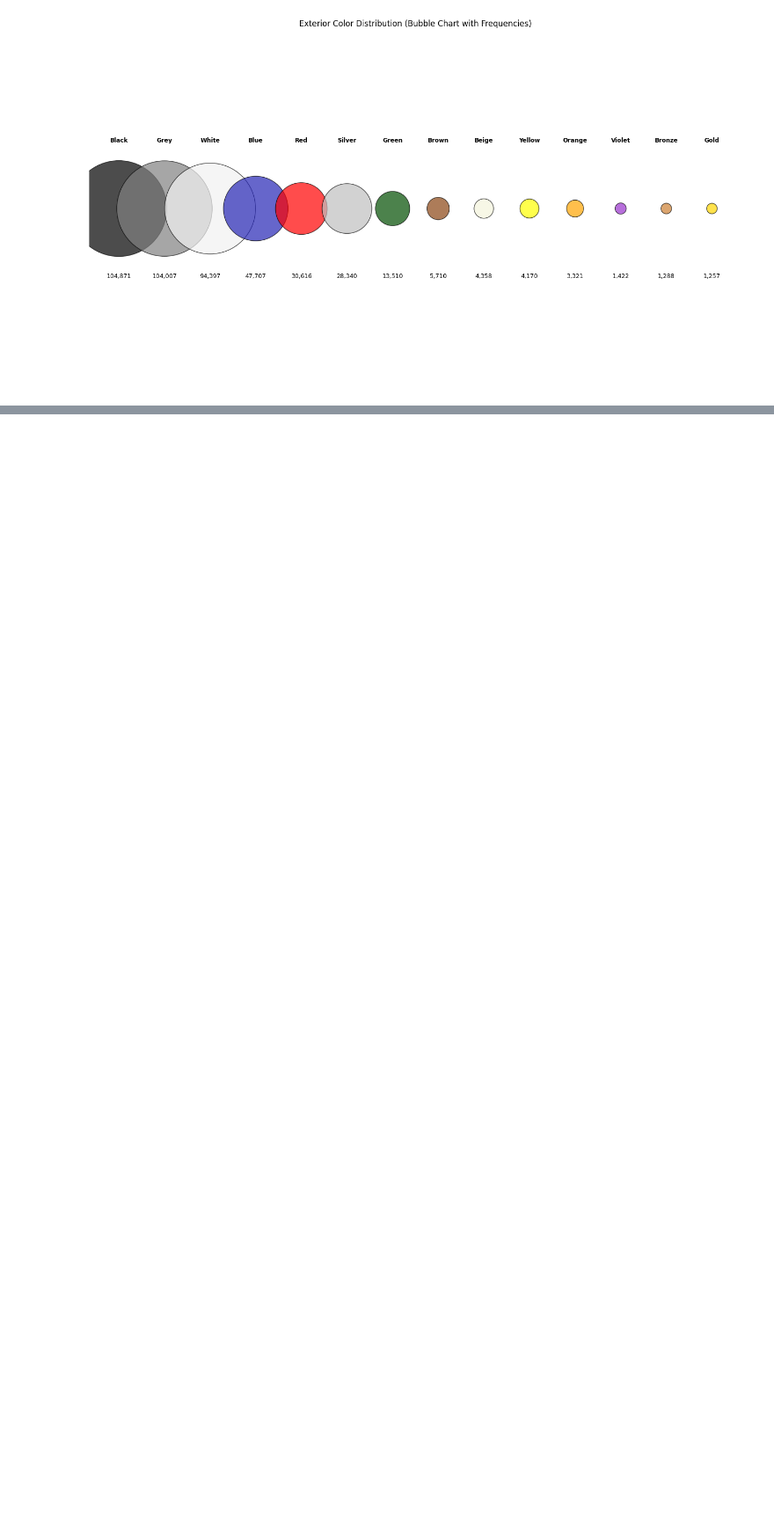
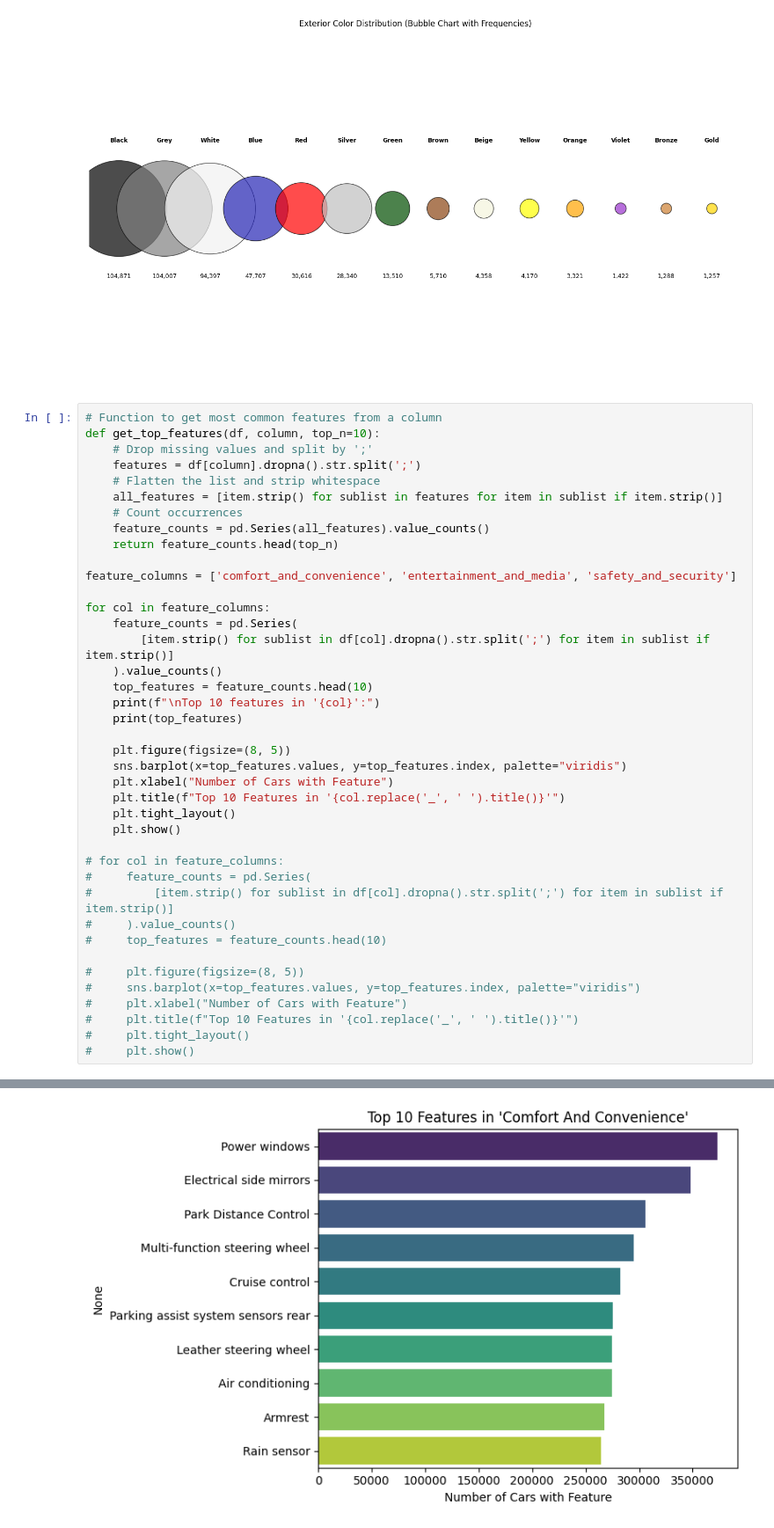
Before and after one commit to dfoddav2/SS25-capstone-project, a Jupyter notebook: exploratory.ipynb, the cells around one changed output, grey strips where cells are left out. Shown at 88% size. Drawn from its saved outputs; the diff is of its cells as text; blank space fills up the shorter version.

```diff
--- a/exploratory.ipynb
+++ b/exploratory.ipynb
@@ -425,3 +409,44 @@ Gold        1257
 Name: count, dtype: int64
 [figure]
 [figure]
+# %%
+# Function to get most common features from a column
+def get_top_features(df, column, top_n=10):
+    # Drop missing values and split by ';'
+    features = df[column].dropna().str.split(';')
+    # Flatten the list and strip whitespace
+    all_features = [item.strip() for sublist in features for item in sublist if item.strip()]
+    # Count occurrences
+    feature_counts = pd.Series(all_features).value_counts()
+    return feature_counts.head(top_n)
+
+feature_columns = ['comfort_and_convenience', 'entertainment_and_media', 'safety_and_security']
+
+for col in feature_columns:
+    feature_counts = pd.Series(
+        [item.strip() for sublist in df[col].dropna().str.split(';') for item in sublist if item.strip()]
+    ).value_counts()
+    top_features = feature_counts.head(10)
+    print(f"\nTop 10 features in '{col}':")
+    print(top_features)
+
+    plt.figure(figsize=(8, 5))
+    sns.barplot(x=top_features.values, y=top_features.index, palette="viridis")
+    plt.xlabel("Number of Cars with Feature")
+    plt.title(f"Top 10 Features in '{col.replace('_', ' ').title()}'")
+    plt.tight_layout()
+    plt.show()
+
+# for col in feature_columns:
+#     feature_counts = pd.Series(
+#         [item.strip() for sublist in df[col].dropna().str.split(';') for item in sublist if item.strip()]
+#     ).value_counts()
+#     top_features = feature_counts.head(10)
+
+#     plt.figure(figsize=(8, 5))
+#     sns.barplot(x=top_features.values, y=top_features.index, palette="viridis")
+#     plt.xlabel("Number of Cars with Feature")
+#     plt.title(f"Top 10 Features in '{col.replace('_', ' ').title()}'")
+#     plt.tight_layout()
+#     plt.show()
+# %% [output]
@@ -427,0 +468 @@ Name: count, dtype: int64
+[figure, added]
```
Also changed, not shown: parts of 10 cells of this notebook.
